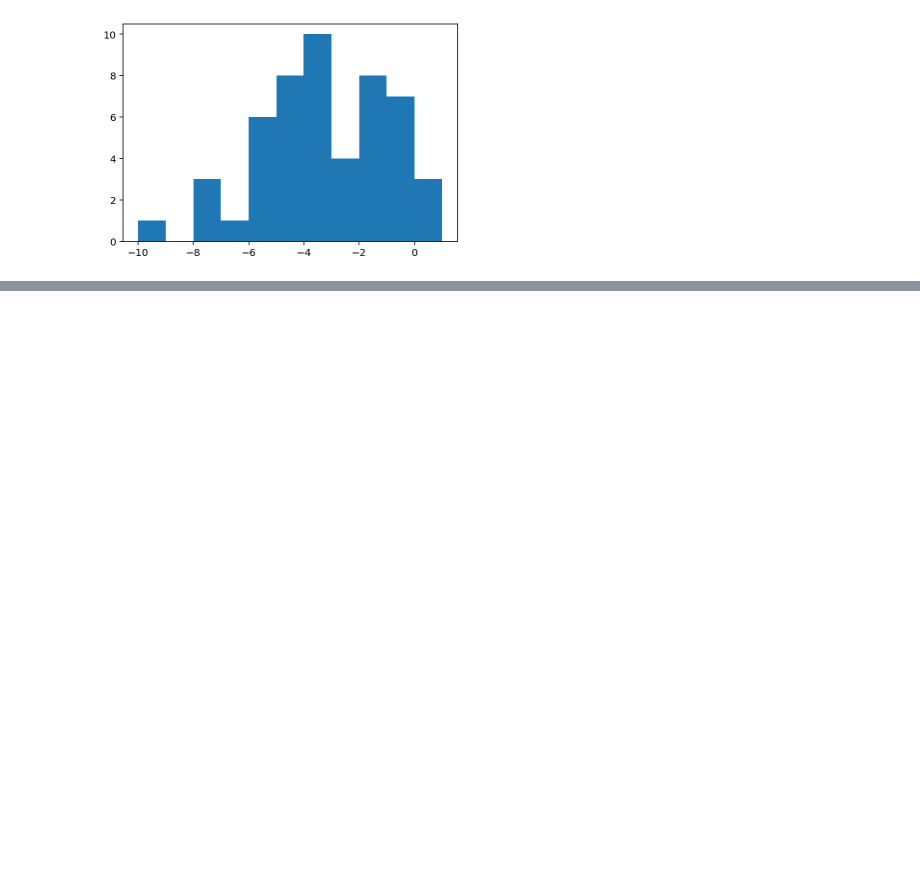
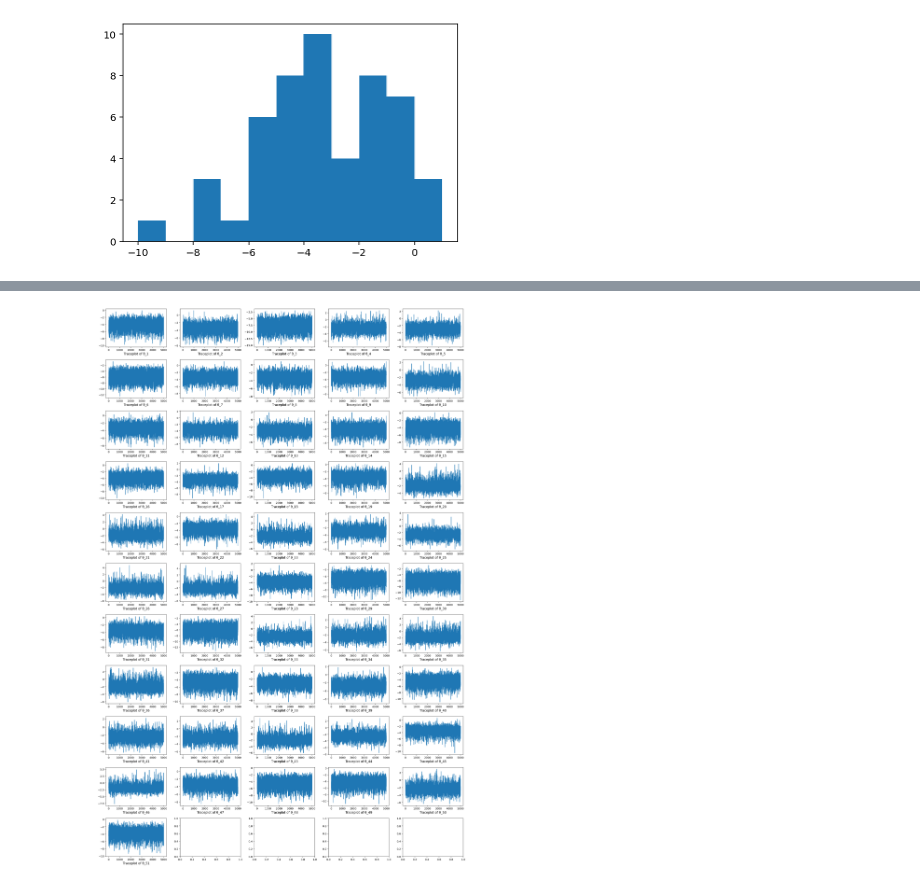
Before and after one commit to larryshamalama/pymc3-playground, a Jupyter notebook: notebooks/numpy/dp-mixture-posterior.ipynb, the cells around one changed output, grey strips where cells are left out. Saved outputs shown, nothing was run; the diff lists cells and outputs as text; code cells hidden in the pictures; blank space fills up the shorter version.

```diff
--- a/notebooks/numpy/dp-mixture-posterior.ipynb
+++ b/notebooks/numpy/dp-mixture-posterior.ipynb
@@ -173,0 +180,10 @@ _ = plt.ylabel("# of unique clusters", fontsize=12)
+# %%
+fig, axes = plt.subplots(nrows=11, ncols=5, figsize=(20, 30))
+
+for i in range(n):
+    axes[i//5, i % 5].plot(range(NUM_ITER), theta_acc[B:, i])
+    axes[i//5, i % 5].set_xlabel(f"Traceplot of θ_{i+1}", fontsize=12)
+plt.tight_layout()
+plt.savefig("theta_traceplots", dpi=300)
+# %% [output]
+[figure, added]
```
Also changed, not shown: parts of 7 cells of this notebook, 3 other files.
